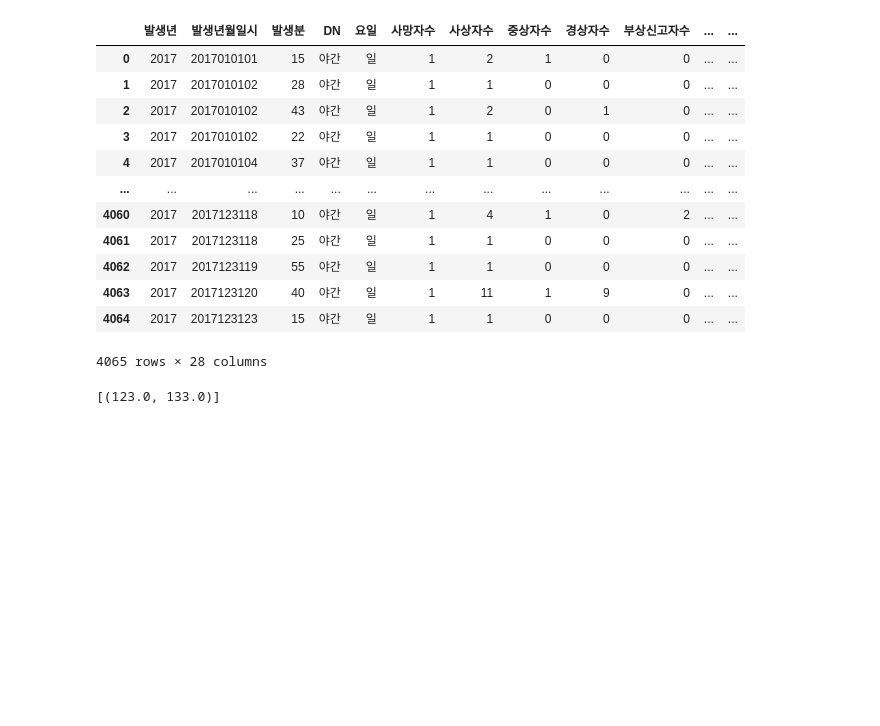
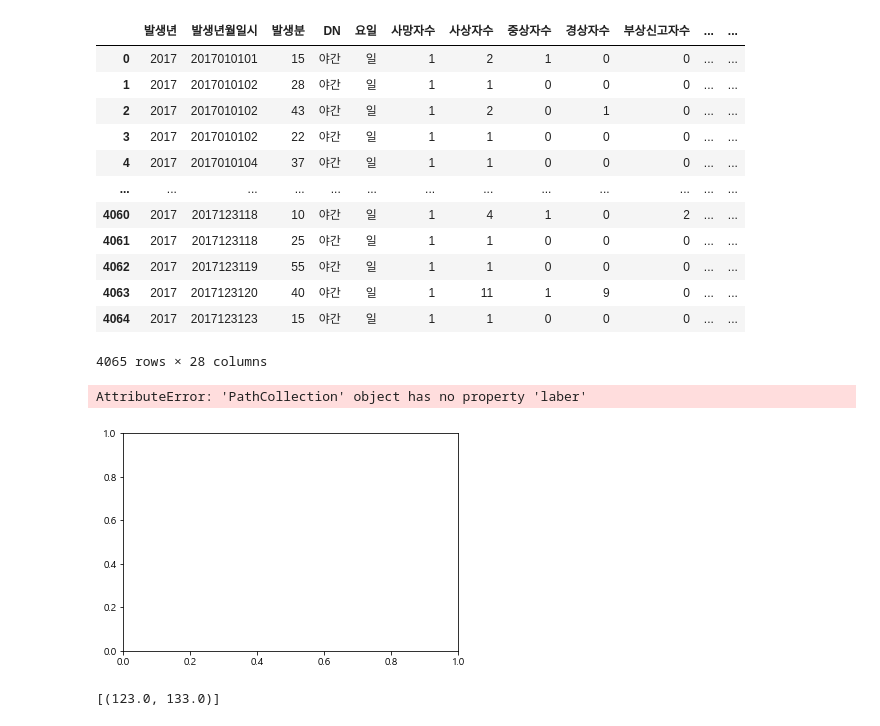
Before and after one commit to sso8910/Python, a Jupyter notebook: 분석및시각화/윤소정_답안지.ipynb, the cells around one changed output. Drawn from its saved outputs; the diff is of its cells as text; code cells hidden in the pictures; blank space fills up the shorter version.

```diff
--- a/분석및시각화/윤소정_답안지.ipynb
+++ b/분석및시각화/윤소정_답안지.ipynb
@@ -38,8 +38,8 @@ plt.show()
 - 조건 3. 투명도는 0.1로 줄 것.
 - 조건 4. 주간의 데이터와 야간의 데이터가 구분될 수 있게 할 것.
 # %%
-car=pd.read_csv('Traffic_Accident_2017.csv',encoding='euc-kr')
-car
+data=pd.read_csv('Traffic_Accident_2017.csv',encoding='euc-kr')
+data
 # %% [output]
 |  | 발생년 | 발생년월일시 | 발생분 | 주야 | 요일 | 사망자수 | 사상자수 | 중상자수 | 경상자수 | 부상신고자수 | ... | ... |
 | 0 | 2017 | 2017010101 | 15 | 야간 | 일 | 1 | 2 | 1 | 0 | 0 | ... | ... |
@@ -106,6 +106,23 @@ car
 | 4063 | 2017 | 2017123120 | 40 | 야간 | 일 | 1 | 11 | 1 | 9 | 0 | ... | ... |
 | 4064 | 2017 | 2017123123 | 15 | 야간 | 일 | 1 | 1 | 0 | 0 | 0 | ... | ... |
 4065 rows × 28 columns
+# %%
+#쌤 답안지
+Xn=data[data['주야']=='야간']['경도']
+Yn=data[data['주야']=='야간']['위도']
+Xd=data[data['주야']=='주간']['경도']
+Yd=data[data['주야']=='주간']['위도']
+
+plt.scatter(Xn,Yn, c='blue',alpha=0.1,laber='Night')
+plt.scatter(Xd,Yd, c='red', alpha=0.1,laber='Day')
+plt.xlabel('LON')
+ply.ylaber('LAT')
+plt.legend()
+plt.xlim(123,133)
+plt.show()
+# %% [output]
+AttributeError: 'PathCollection' object has no property 'laber'
+[figure, added]
 # %%
 # x = [x for x in range(123,134)]
 f, ax = plt.subplots(figsize=(8,6))
```
Also changed, not shown: 3 other files.
